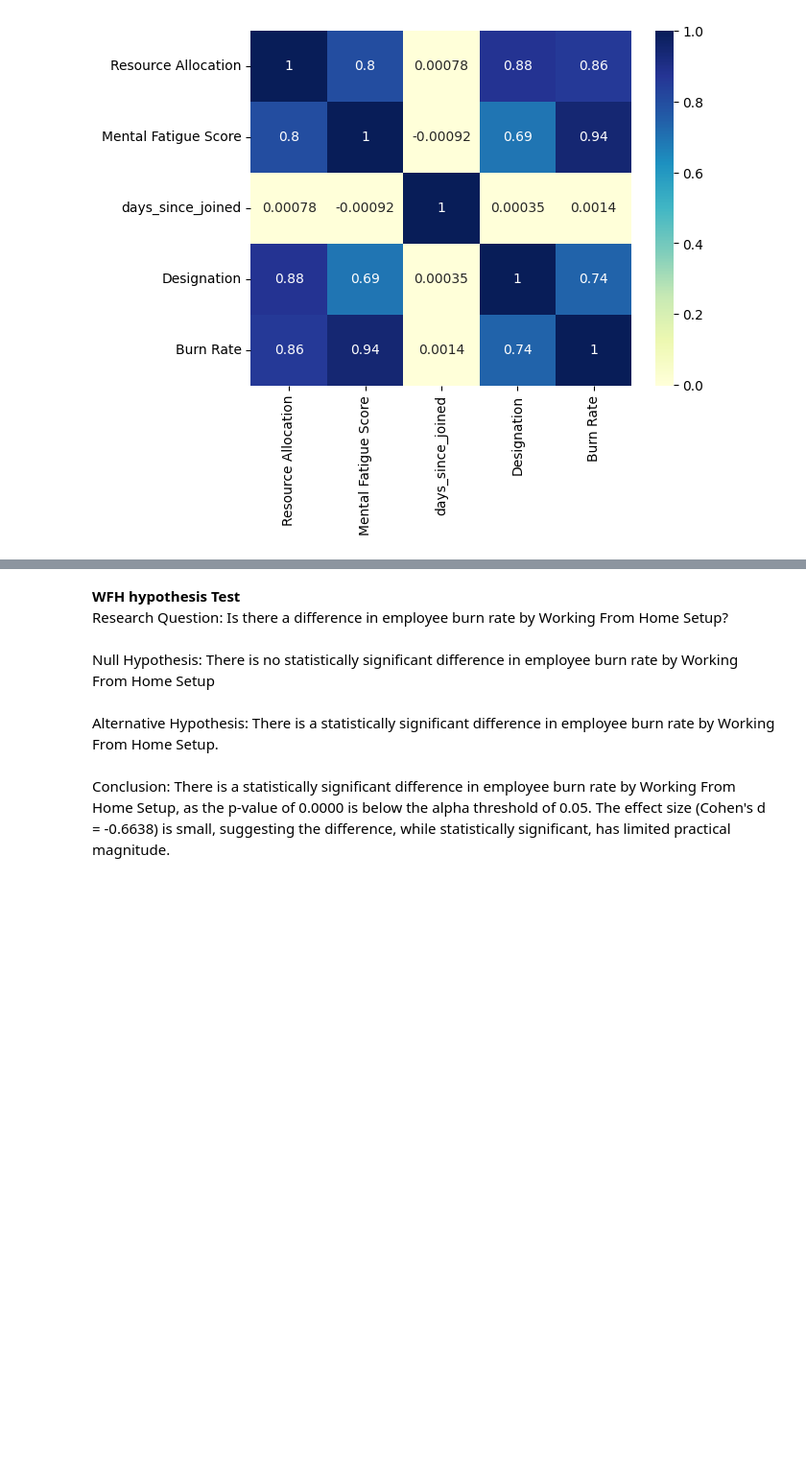
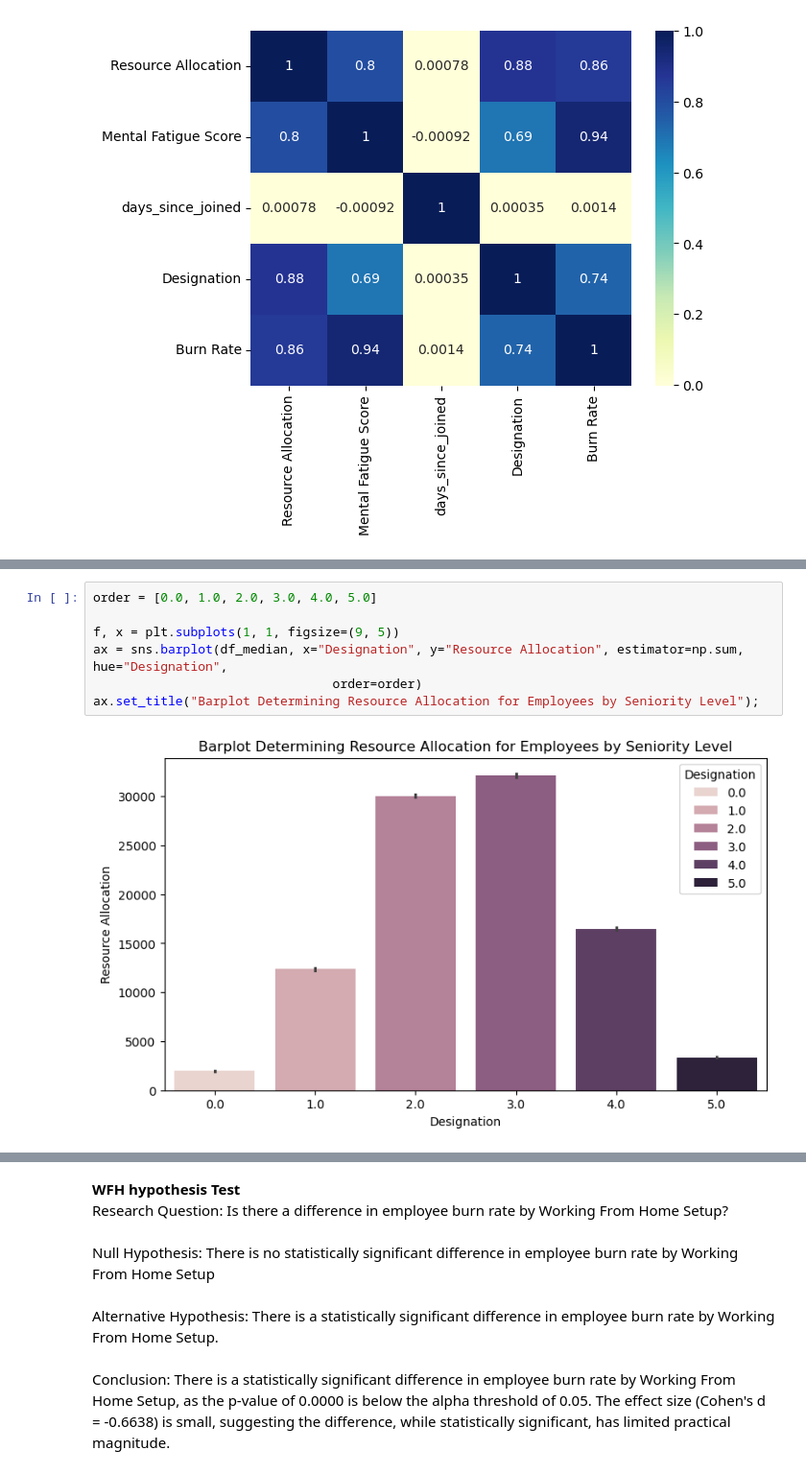
Before and after one commit to avakilov/Capstone-Project-DSC-288R, a Jupyter notebook: Milestone3_code_rundown.ipynb, the cells around one changed output, grey strips where cells are left out. Shown at 96% size. Drawn from its saved outputs; the diff is of its cells as text; blank space fills up the shorter version.

```diff
--- a/Milestone3_code_rundown.ipynb
+++ b/Milestone3_code_rundown.ipynb
@@ -324,0 +335,9 @@ plt.show()
+# %%
+order = [0.0, 1.0, 2.0, 3.0, 4.0, 5.0]
+
+f, x = plt.subplots(1, 1, figsize=(9, 5))
+ax = sns.barplot(df_median, x="Designation", y="Resource Allocation", estimator=np.sum, hue="Designation",
+                                order=order)
+ax.set_title("Barplot Determining Resource Allocation for Employees by Seniority Level");
+# %% [output]
+[figure, added]
```
Also changed, not shown: parts of 10 cells of this notebook.
